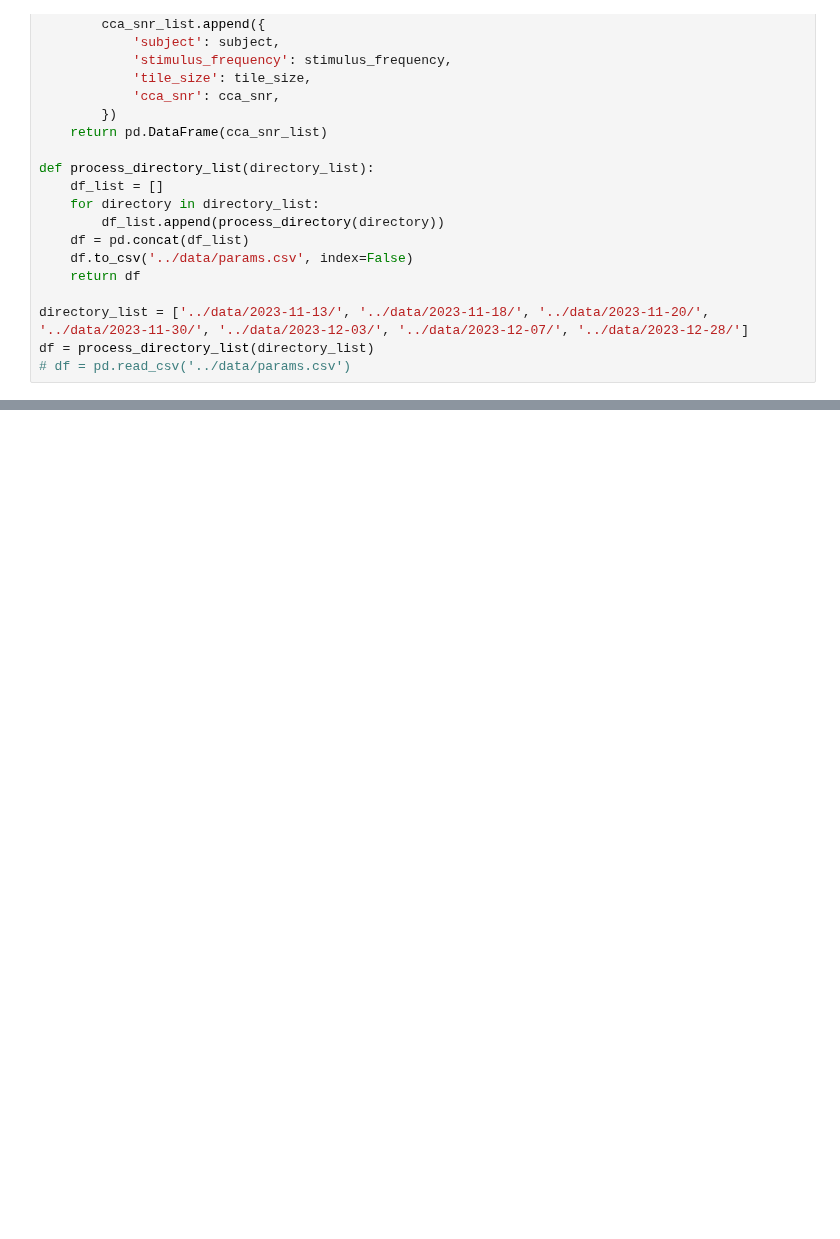
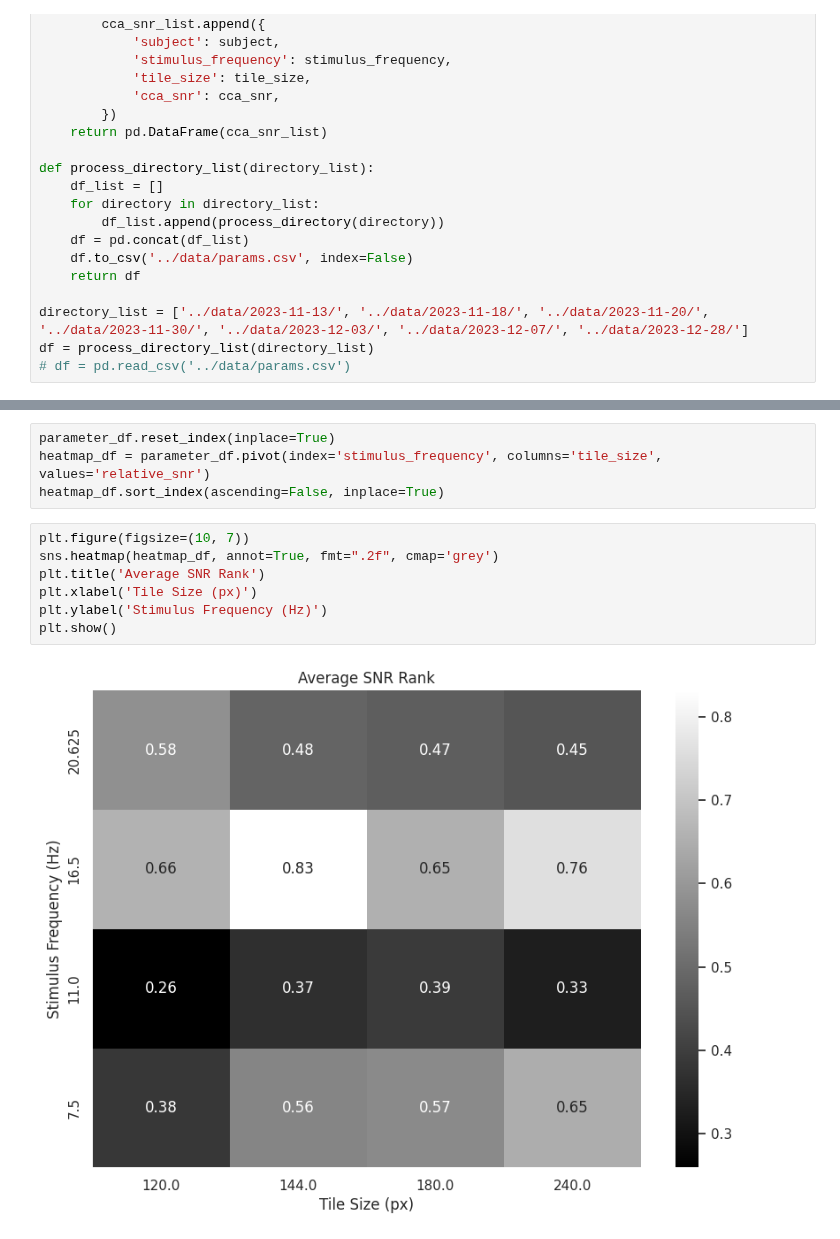
Before and after one commit to TimBerti/ssvep-cvd, a Jupyter notebook: notebooks/tile_size_and_frequency.ipynb, the cells around one changed output, grey strips where cells are left out. Drawn from its saved outputs; the diff is of its cells as text; blank space fills up the shorter version.

Commit message:
snr plot

```diff
--- a/notebooks/tile_size_and_frequency.ipynb
+++ b/notebooks/tile_size_and_frequency.ipynb
@@ -98,0 +102,13 @@ parameter_df
+# %%
+parameter_df.reset_index(inplace=True)
+heatmap_df = parameter_df.pivot(index='stimulus_frequency', columns='tile_size', values='relative_snr')
+heatmap_df.sort_index(ascending=False, inplace=True)
+# %%
+plt.figure(figsize=(10, 7))
+sns.heatmap(heatmap_df, annot=True, fmt=".2f", cmap='grey')
+plt.title('Average SNR Rank')
+plt.xlabel('Tile Size (px)')
+plt.ylabel('Stimulus Frequency (Hz)')
+plt.show()
+# %% [output]
+[figure, added]
```
Also changed, not shown: parts of 2 cells of this notebook.
